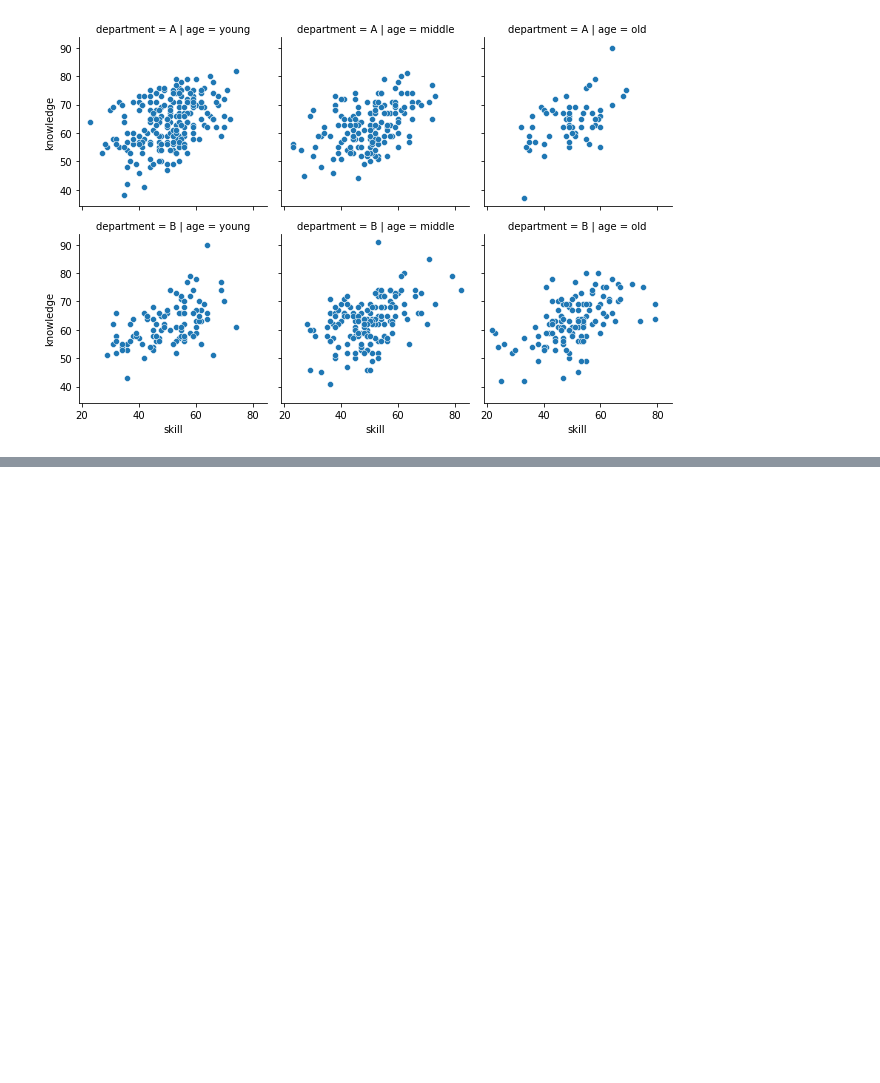
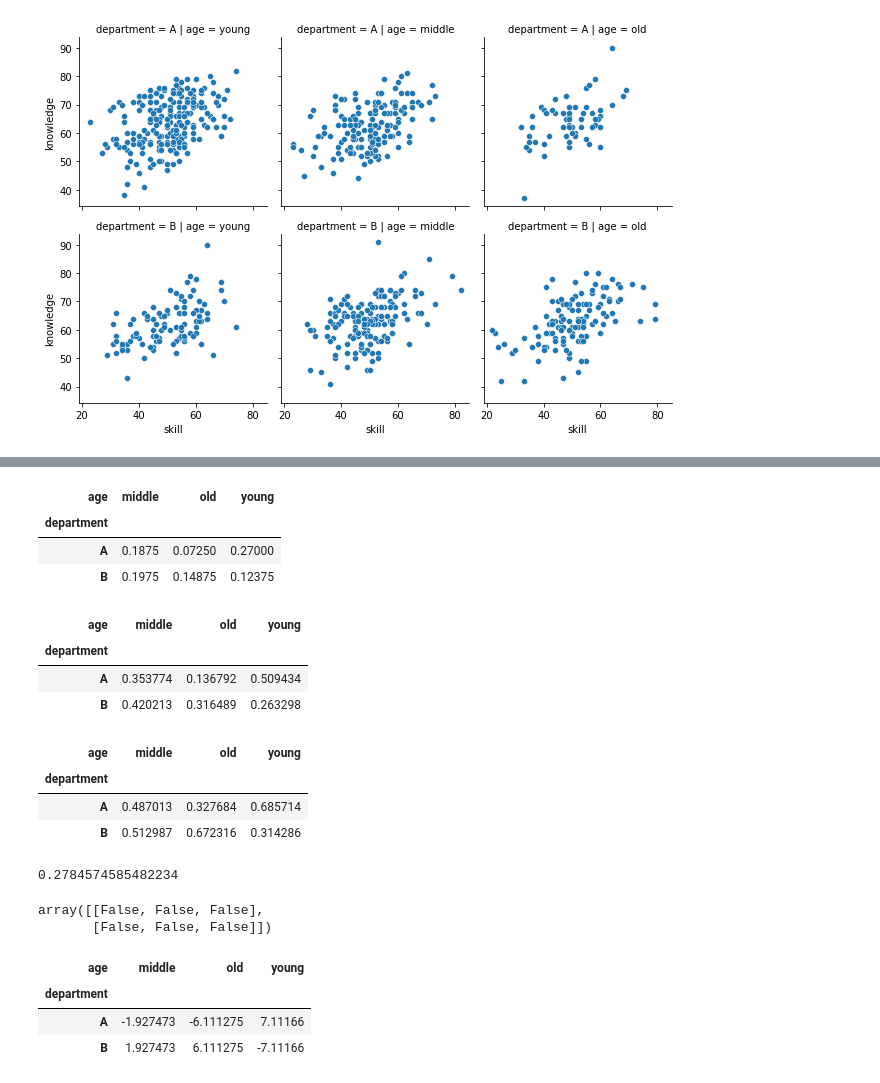
Before and after one commit to ceshmina/learn-statistical-modeling, a Jupyter notebook: work/multivariate/chapter1.ipynb, the cells around one changed output, grey strips where cells are left out. Saved outputs shown, nothing was run; the diff lists cells and outputs as text; code cells hidden in the pictures; blank space fills up the shorter version.

```diff
--- a/work/multivariate/chapter1.ipynb
+++ b/work/multivariate/chapter1.ipynb
@@ -265,0 +311,21 @@ sns.FacetGrid(data, col='age', col_order=['young', 'middle', 'old'], row='depart
+# %%
+cross / cross.to_numpy().sum()
+# %% [output]
+| age | middle | old | young |
+| department |  |  |  |
+| A | 0.1875 | 0.07250 | 0.27000 |
+| B | 0.1975 | 0.14875 | 0.12375 |
+# %%
+cross.apply(lambda x: x / cross.sum(axis=1))
+# %% [output]
+| age | middle | old | young |
+| department |  |  |  |
+| A | 0.353774 | 0.136792 | 0.509434 |
+| B | 0.420213 | 0.316489 | 0.263298 |
+# %%
+cross / cross.sum()
+# %% [output]
+| age | middle | old | young |
+| department |  |  |  |
+| A | 0.487013 | 0.327684 | 0.685714 |
+| B | 0.512987 | 0.672316 | 0.314286 |
@@ -265,0 +336,37 @@ sns.FacetGrid(data, col='age', col_order=['young', 'middle', 'old'], row='depart
+# %%
+def cramerv(chi2, cross):
+    return np.sqrt(chi2 / cross.to_numpy().sum() / (min(cross.shape) - 1))
+
+cramerv(chi2, cross)
+# %% [output]
+0.2784574585482234
+# %%
+# コクランの規則: 期待値が5未満のセルが全体の20% (諸説あり) 以上あってはいけない
+expected < 5
+# %% [output]
+array([[False, False, False],
+       [False, False, False]])
+# %%
+# 2x2より大きいクロス集計表では、残差分析を行なって、どのセルに特徴があるかを調べる
+
+def res_chi2(cross, expected):
+    res = cross - expected
+
+    sum0 = cross.sum(axis=1)
+    sum1 = cross.sum()
+    sumall = cross.to_numpy().sum()
+    res_var = np.zeros(cross.shape)
+
+    for i in range(cross.shape[0]):
+        for j in range(cross.shape[1]):
+            res_var[i][j] = (1 - sum0[i] / sumall) * (1 - sum1[j] / sumall)
+
+    stdres = res / np.sqrt(expected * res_var)
+    return stdres
+
+res_chi2(cross, expected)
+# %% [output]
+| age | middle | old | young |
+| department |  |  |  |
+| A | -1.927473 | -6.111275 | 7.11166 |
+| B | 1.927473 | 6.111275 | -7.11166 |
```
Also changed, not shown: parts of 7 cells of this notebook.
